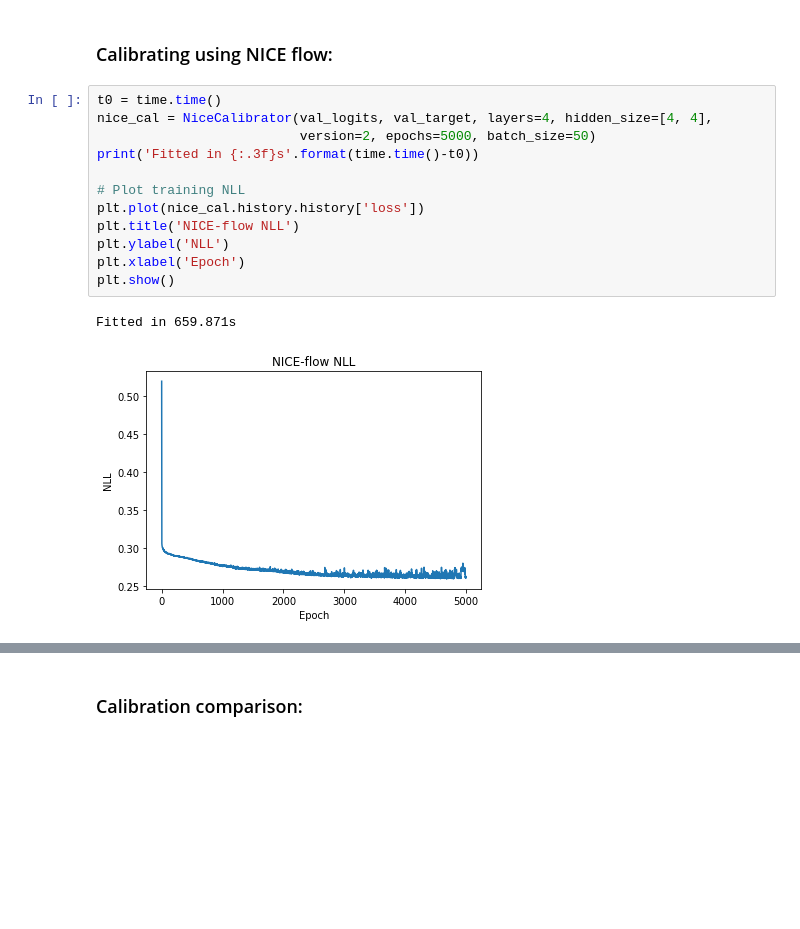
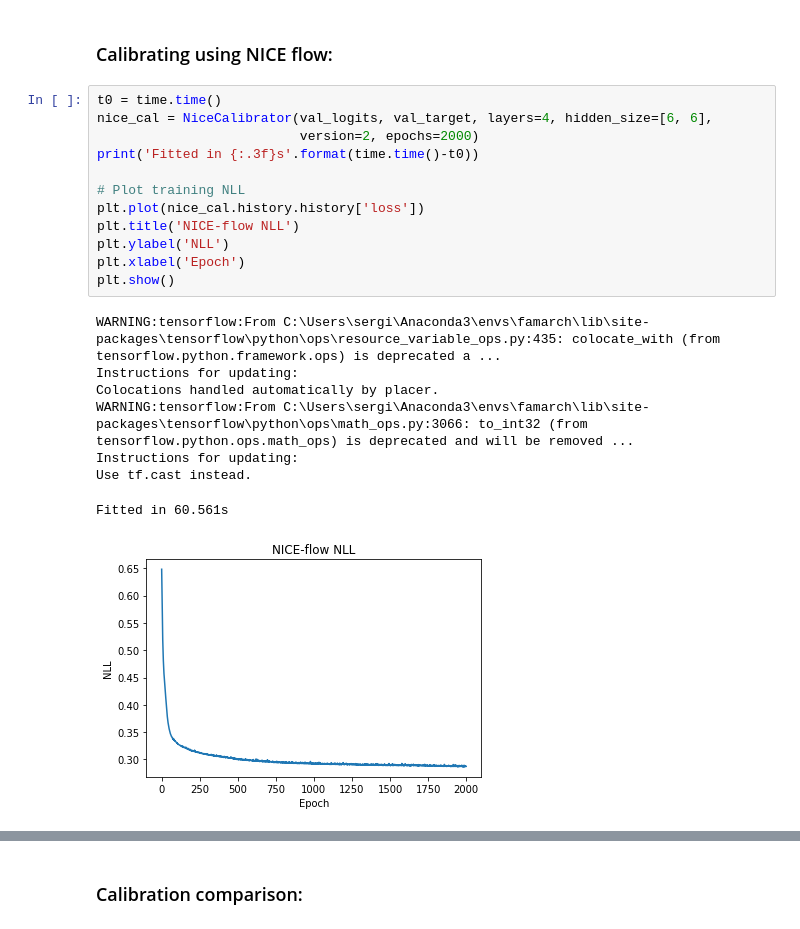
Before and after one commit to SergioAlvarezB/calibration-normalizing-flows, a Jupyter notebook: notebooks/nice-calibration-method.ipynb, the cells around one changed output, grey strips where cells are left out. Drawn from its saved outputs; the diff is of its cells as text; blank space fills up the shorter version.

```diff
--- a/notebooks/nice-calibration-method.ipynb
+++ b/notebooks/nice-calibration-method.ipynb
@@ -162,19 +162,25 @@ Expected calibration error on the test set after temp-scaling calibration: 0.021
 ### Calibrating using NICE flow:
 # %%
 t0 = time.time()
-nice_cal = NiceCalibrator(val_logits, val_target, layers=4, hidden_size=[4, 4],
-                          version=2, epochs=5000, batch_size=50)
+nice_cal = NiceCalibrator(val_logits, val_target, layers=4, hidden_size=[6, 6],
+                          version=2, epochs=2000)
 print('Fitted in {:.3f}s'.format(time.time()-t0))
 
 # Plot training NLL
 plt.plot(nice_cal.history.history['loss'])
 plt.title('NICE-flow NLL')
 plt.ylabel('NLL')
 plt.xlabel('Epoch')
 plt.show()
 # %% [output]
-Fitted in 659.871s
+WARNING:tensorflow:From C:\Users\sergi\Anaconda3\envs\famarch\lib\site-packages\tensorflow\python\ops\resource_variable_ops.py:435: colocate_with (from tensorflow.python.framework.ops) is deprecated a ...
+Instructions for updating:
+Colocations handled automatically by placer.
+WARNING:tensorflow:From C:\Users\sergi\Anaconda3\envs\famarch\lib\site-packages\tensorflow\python\ops\math_ops.py:3066: to_int32 (from tensorflow.python.ops.math_ops) is deprecated and will be removed ...
+Instructions for updating:
+Use tf.cast instead.
+Fitted in 60.561s
-[figure, old version]
+[figure, new version]
 # %%
 val_probs_nice = nice_cal.predict(val_logits)
 test_probs_nice = nice_cal.predict(test_logits)
```
Also changed, not shown: parts of 11 cells of this notebook, 3 other files.
